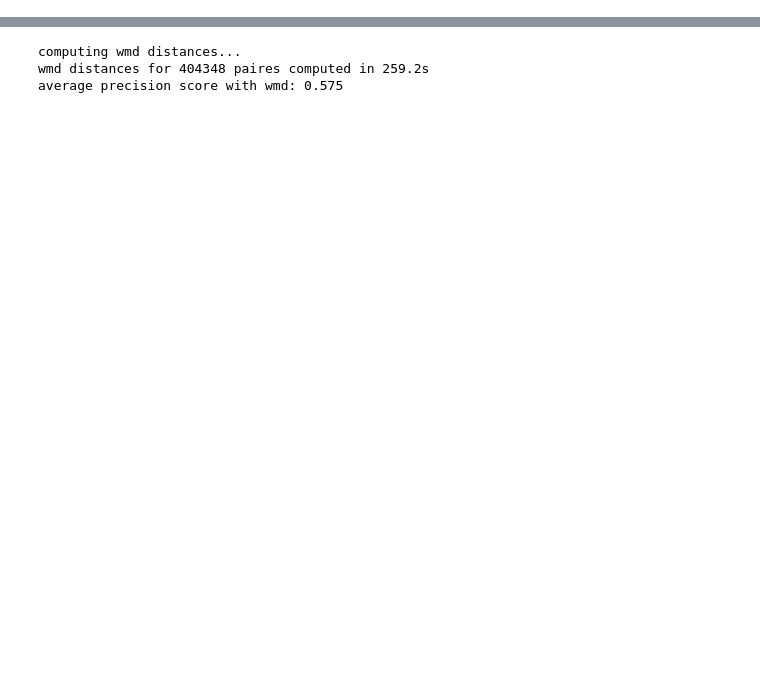
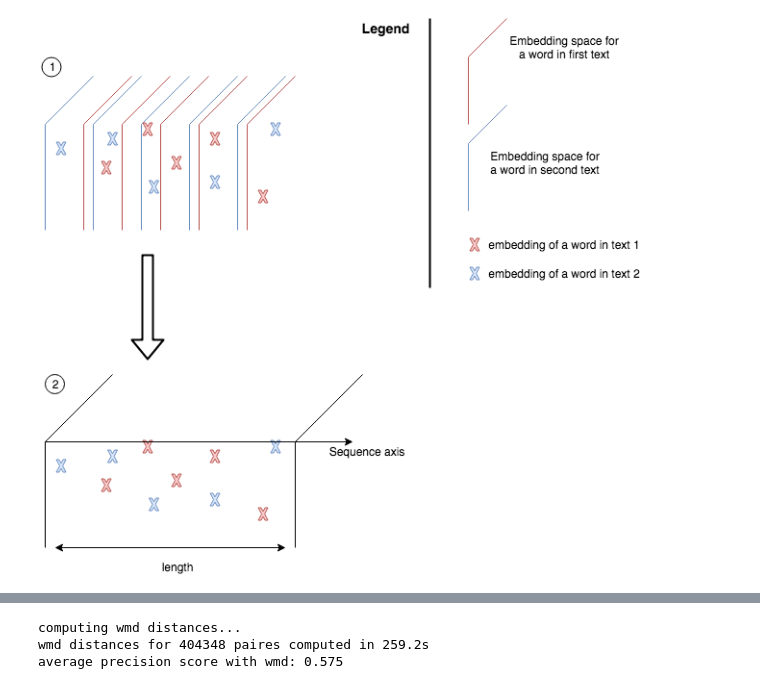
Before and after one commit to mancap314/kernel_text_proximity, a Jupyter notebook: kernel_text_proximity/kernel_text_proximity.ipynb, the cells around one changed output, grey strips where cells are left out. Drawn from its saved outputs; the diff is of its cells as text; code cells hidden in the pictures; blank space fills up the shorter version.

```diff
--- a/kernel_text_proximity/kernel_text_proximity.ipynb
+++ b/kernel_text_proximity/kernel_text_proximity.ipynb
@@ -10,0 +11,5 @@ blabla
+# %%
+from IPython.display import Image
+Image("../text_embedding.png")
+# %% [output]
+[figure, added]
```
Also changed, not shown: parts of 33 cells of this notebook.
